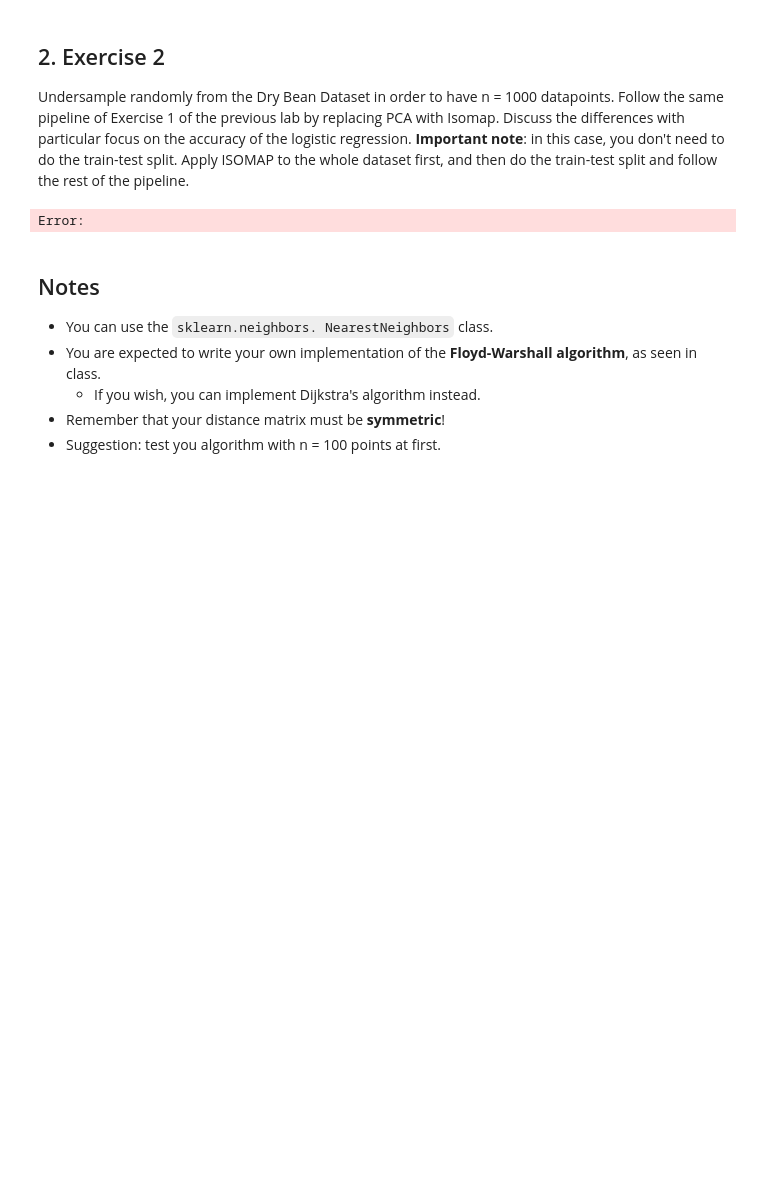
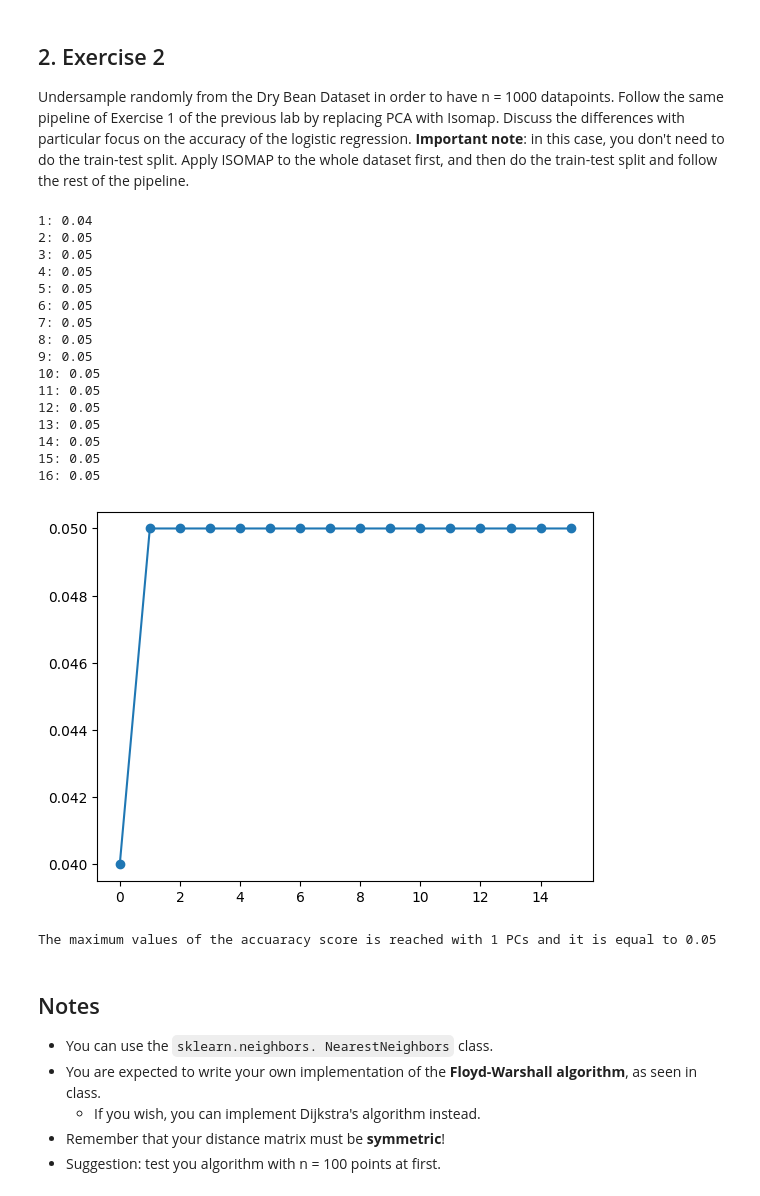
Before and after one commit to alequerenghi/unsupervised_learning, a Jupyter notebook: ex3.ipynb, the cells around one changed output. Drawn from its saved outputs; the diff is of its cells as text; code cells hidden in the pictures; blank space fills up the shorter version.

Commit message:
modified isomap

```diff
--- a/ex3.ipynb
+++ b/ex3.ipynb
@@ -62,30 +62,47 @@ beans = pd.read_excel('Unsupervised_Learning_2024/Datasets/Dry_Bean_Dataset.xlsx
 # %%
 samples = beans.sample(1000)
 y = np.array(samples['Class'])
 encoder = OrdinalEncoder()
 encoder.fit(y.reshape(-1, 1))
 y = encoder.transform(y.reshape(-1, 1))
 x = np.array(samples.drop('Class', axis=1))
 x_train, x_test, y_train, y_test = train_test_split(x, y, train_size=0.8)
-#x_train = (x_train-x_train.mean())/x_train.std()
-#x_test=(x_test-x_test.mean())/x_test.std()
-isomap = Isomap('dijkstra', n_neighbors=10, n_features=16)
+x_train = (x_train-x_train.mean())/x_train.std()
+x_test=(x_test-x_test.mean())/x_test.std()
+isomap = Isomap('dijkstra', n_neighbors=20, n_features=16)
 x_iso = isomap.fit_transform(x_train)
 
 score = []
 for i in range(x_iso.shape[1]):
     model = LogisticRegression(max_iter=1000)
     model.fit(x_iso[:, :i+1], y_train.ravel())
-    x_test_pca = isomap.transform(x_test)
+    x_test_pca = isomap.fit_transform(x_test)
     x_test_pca = x_test_pca[:, :i+1]
     y_pred = model.predict(x_test_pca)
     print(f"{i+1}: {model.score(x_test_pca, y_test)}")
     score.append(model.score(x_test_pca, y_test))
 plt.plot(score, "o-")
 plt.show()
 print(f"The maximum values of the accuaracy score is reached with {np.argmax(score)} PCs and it is equal to {np.max(score)}")
 # %% [output]
-Error:
+1: 0.04
+2: 0.05
+3: 0.05
+4: 0.05
+5: 0.05
+6: 0.05
+7: 0.05
+8: 0.05
+9: 0.05
+10: 0.05
+11: 0.05
+12: 0.05
+13: 0.05
+14: 0.05
+15: 0.05
+16: 0.05
+[figure, added]
+The maximum values of the accuaracy score is reached with 1 PCs and it is equal to 0.05
 # %% [markdown]
 ## Notes
 - You can use the `sklearn.neighbors. NearestNeighbors` class.
```
Also changed, not shown: parts of 2 cells of this notebook, 4 other files.
